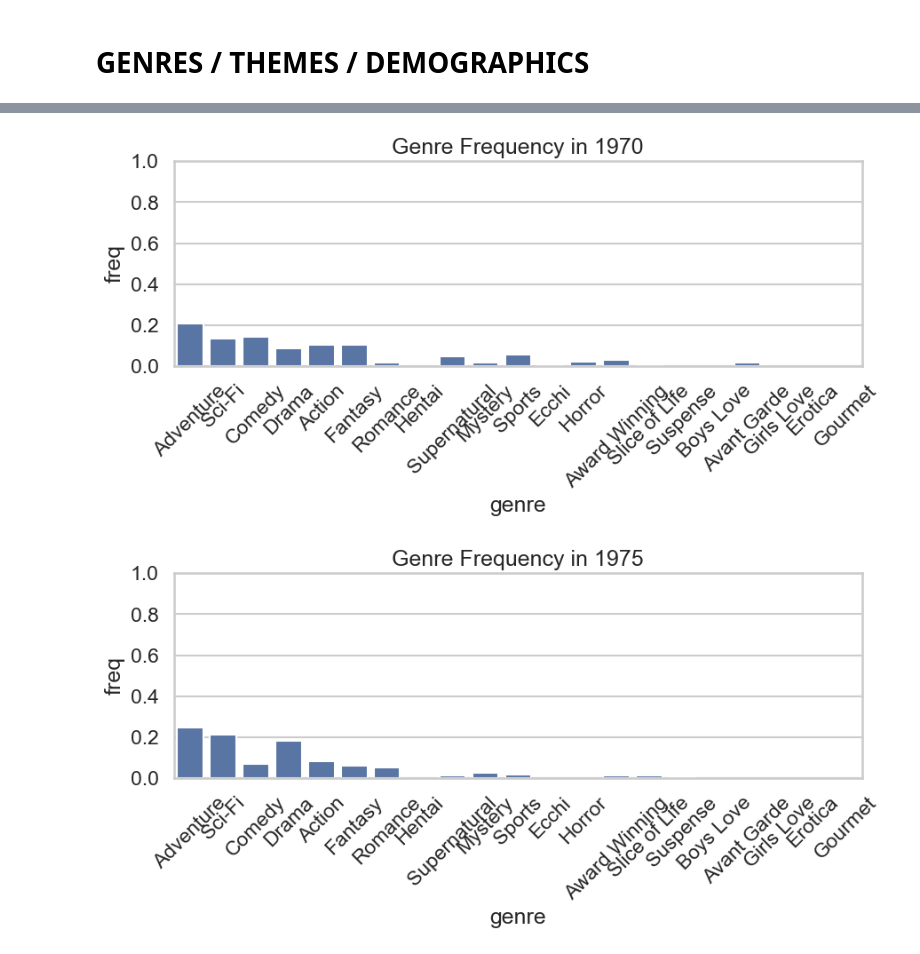
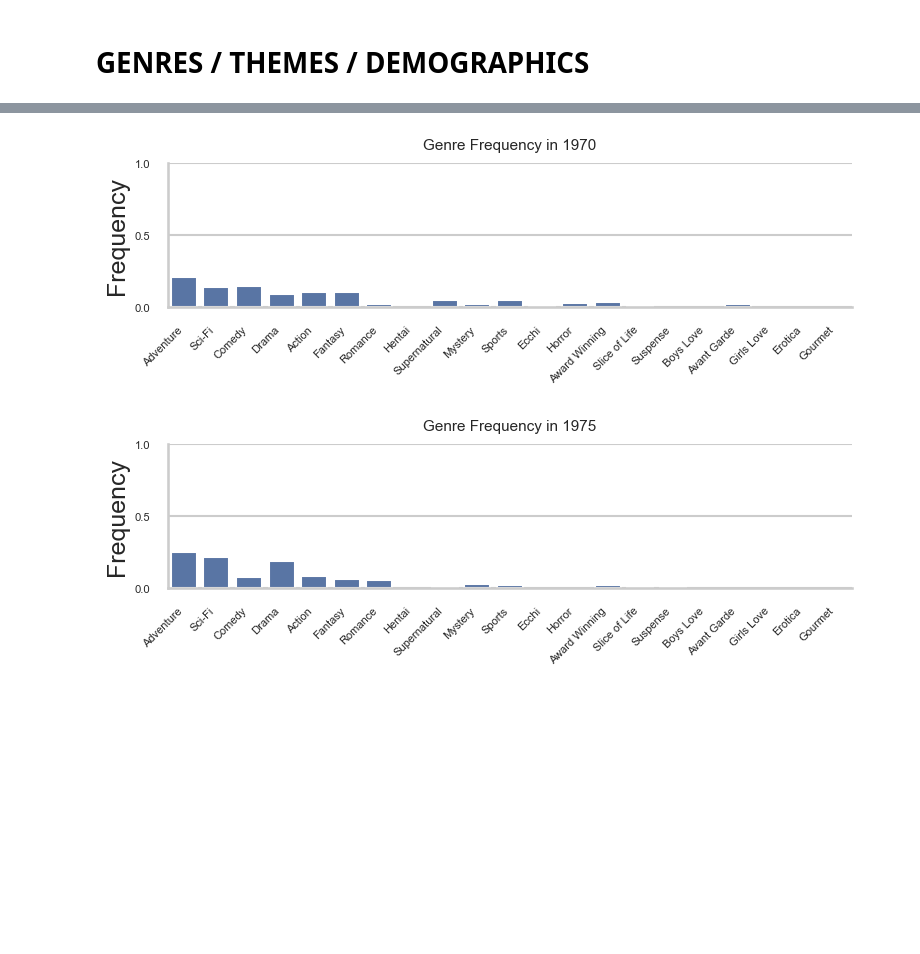
Before and after one commit to AZysk0/anime-data-analysis, a Jupyter notebook: anime_analysis_tasks.ipynb, the cells around one changed output, grey strips where cells are left out. Drawn from its saved outputs; the diff is of its cells as text; code cells hidden in the pictures; blank space fills up the shorter version.

```diff
--- a/anime_analysis_tasks.ipynb
+++ b/anime_analysis_tasks.ipynb
@@ -406,36 +391,47 @@ total_genre_count_per_bin = (
 genre_frequencies = active_genre_counts.copy()
 genre_frequencies['freq'] = genre_frequencies['count'] / total_genre_count_per_bin
 
 genre_order = (
     genre_frequencies
     .groupby("genre")["freq"]
     .mean()
     .sort_values(ascending=False)
     .index
 )
 
 # just checked if it worked correctly
 # (
 #     genre_frequency
 #     .groupby('year_bin')['freq']
 #     .sum()
 # )
 
+sns.set_style("whitegrid")
+
 for year, group in genre_frequencies.groupby("year_bin"):
-    plt.figure(figsize=(10, 3))
+    plt.figure(figsize=(8, 3))
 
-    sns.barplot(
+    ax = sns.barplot(
         data=group,
         x="genre",
         y="freq",
         order=genre_order
     )
 
-    plt.title(f"Genre Frequency in {year}")
-    plt.xticks(rotation=45)
+    ax.set_title(f"Genre Frequency in {year}", fontsize=11, pad=10)
+    ax.set_xlabel("")
+    ax.set_ylabel("Frequency")
+
+    # 👇 key improvements
+    plt.xticks(rotation=45, fontsize=8, ha="right")
+    plt.yticks(fontsize=8)
+
     plt.ylim(0, 1)
 
+    sns.despine()  # removes top/right borders → cleaner look
+
+    plt.tight_layout()
     plt.show()
 # %% [output]
-[figure, old version]
+[figure, new version]
-[figure, old version]
+[figure, new version]
```
Also changed, not shown: parts of 18 cells of this notebook.
